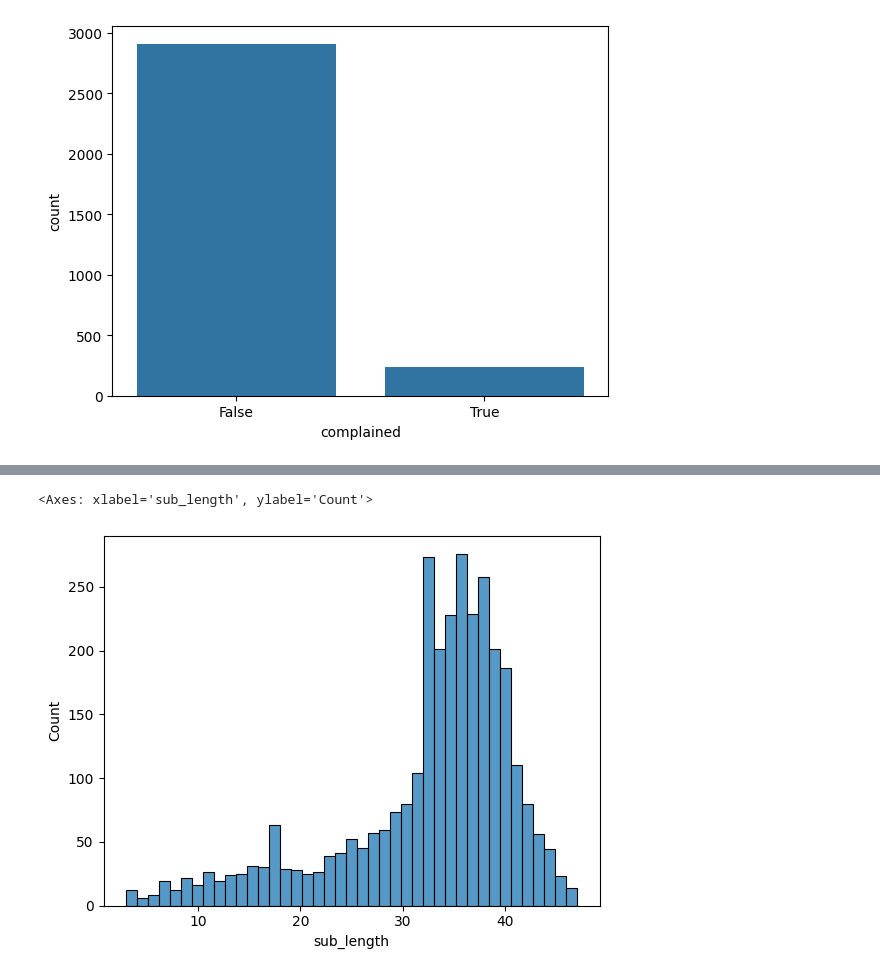
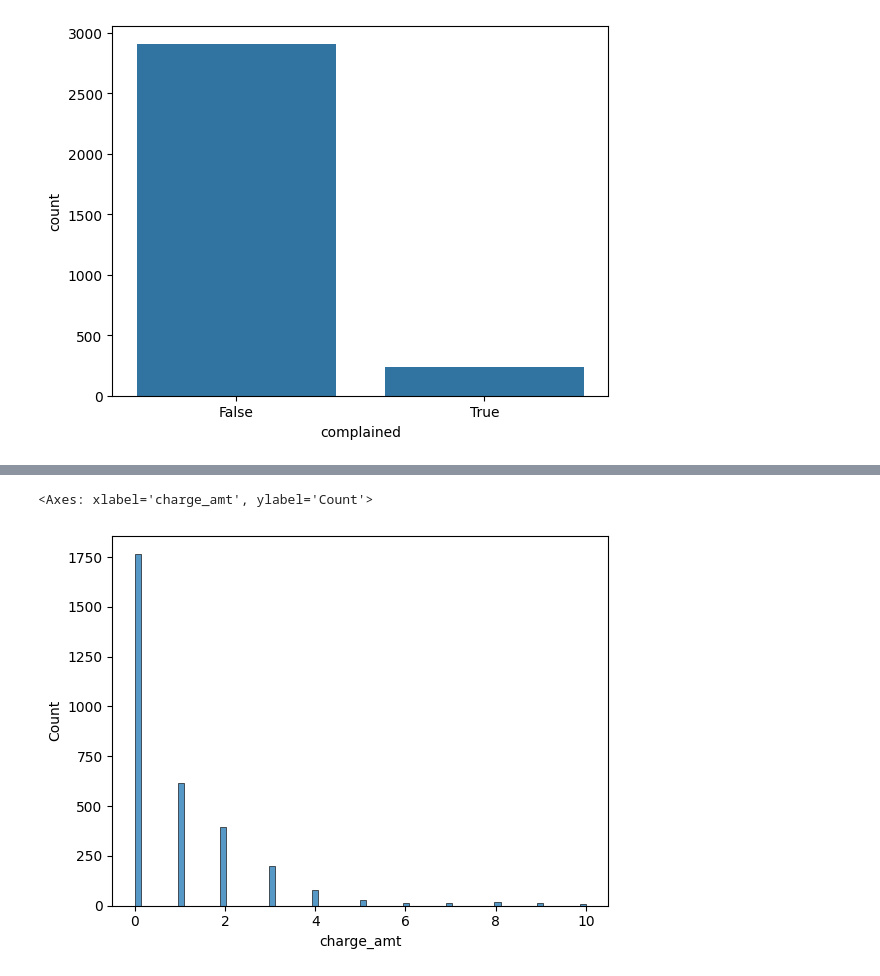
Before and after one commit to mlcuadra1/Churn-Risk-EDA, a Jupyter notebook: notebooks/Script 2 - EDA.ipynb, the cells around one changed output, grey strips where cells are left out. Saved outputs shown, nothing was run; the diff lists cells and outputs as text; code cells hidden in the pictures.

```diff
--- a/notebooks/Script 2 - EDA.ipynb
+++ b/notebooks/Script 2 - EDA.ipynb
@@ -126,5 +148,5 @@ sns.countplot(x='complained', data=df)
 # %%
-sns.histplot(x='sub_length', data=df)
+sns.histplot(x='charge_amt', data=df)
 # %% [output]
-<Axes: xlabel='sub_length', ylabel='Count'>
+<Axes: xlabel='charge_amt', ylabel='Count'>
-[figure, old version]
+[figure, new version]
```
Also changed, not shown: parts of 4 cells of this notebook.
